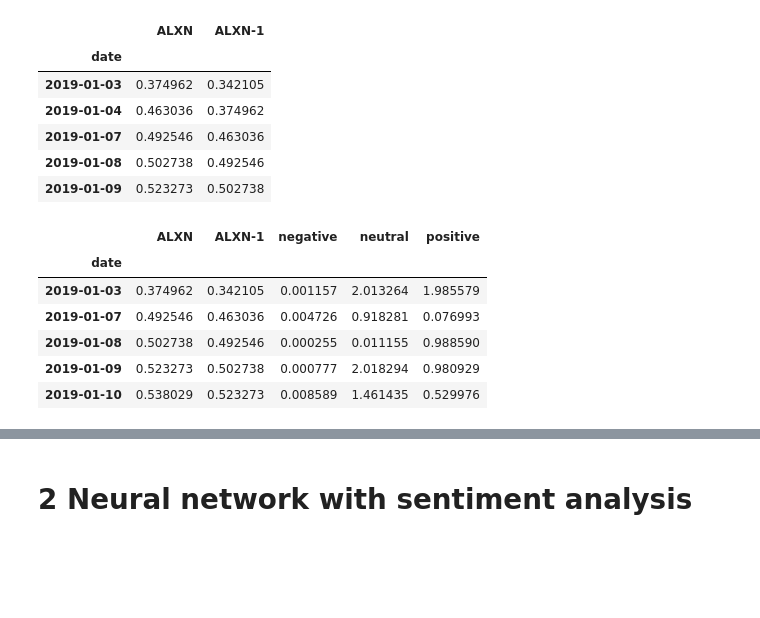
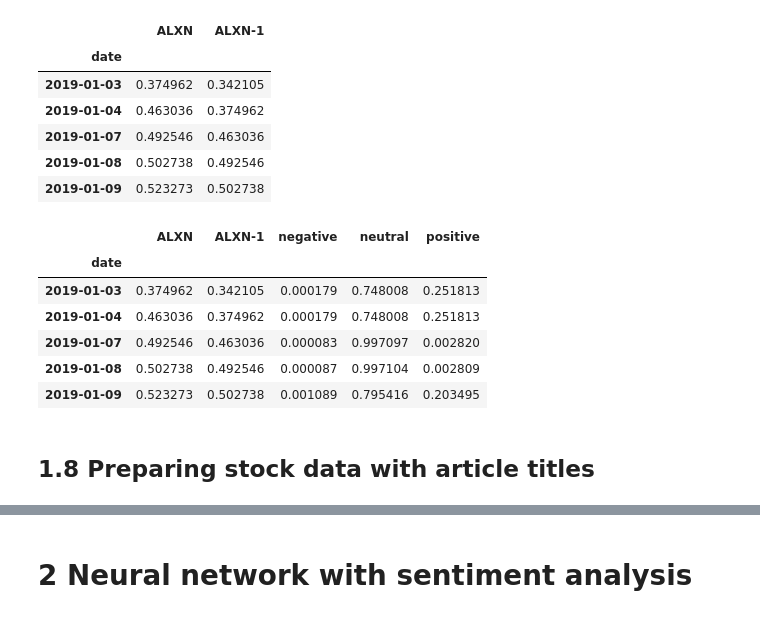
Before and after one commit to AnnaBujniewicz/semester_project, a Jupyter notebook: ml_models_for_stock_data_and_titles.ipynb, the cells around one changed output, grey strips where cells are left out. Cells and saved outputs as stored; diff of their text form; code cells hidden in the pictures; blank space fills up the shorter version.

```diff
--- a/ml_models_for_stock_data_and_titles.ipynb
+++ b/ml_models_for_stock_data_and_titles.ipynb
@@ -535,7 +534,5 @@ alxn_sent.describe()
-# %%
-alxn_sent = alxn_sent.groupby(["date"]).sum()
 # %%
-alxn_sent = alxn_sent.groupby(["date"]).sum()
+alxn_sent = alxn_sent.groupby(["date"]).mean()
 alxn_sent.rename(columns = {0:'negative',1:'neutral',2:'positive'}, inplace = True)
 alxn_sent = alxn_sent.loc[:,["negative","neutral","positive"]]
 alxn_sent.head()
@@ -700,16 +669,17 @@ yf_df.head()
 | 2019-01-08 | 0.502738 | 0.492546 |
 | 2019-01-09 | 0.523273 | 0.502738 |
 # %%
-data_with_sent = yf_df.merge(alxn_sent, left_index = True, right_index=True)
+data_with_sent = yf_df.merge(alxn_sent, how = "left", left_index = True, right_index=True)
+data_with_sent.ffill(inplace = True)
 data_with_sent.head()
 # %% [output]
 |  | ALXN | ALXN-1 | negative | neutral | positive |
 | date |  |  |  |  |  |
-| 2019-01-03 | 0.374962 | 0.342105 | 0.001157 | 2.013264 | 1.985579 |
-| 2019-01-07 | 0.492546 | 0.463036 | 0.004726 | 0.918281 | 0.076993 |
-| 2019-01-08 | 0.502738 | 0.492546 | 0.000255 | 0.011155 | 0.988590 |
-| 2019-01-09 | 0.523273 | 0.502738 | 0.000777 | 2.018294 | 0.980929 |
-| 2019-01-10 | 0.538029 | 0.523273 | 0.008589 | 1.461435 | 0.529976 |
+| 2019-01-03 | 0.374962 | 0.342105 | 0.000179 | 0.748008 | 0.251813 |
+| 2019-01-04 | 0.463036 | 0.374962 | 0.000179 | 0.748008 | 0.251813 |
+| 2019-01-07 | 0.492546 | 0.463036 | 0.000083 | 0.997097 | 0.002820 |
+| 2019-01-08 | 0.502738 | 0.492546 | 0.000087 | 0.997104 | 0.002809 |
+| 2019-01-09 | 0.523273 | 0.502738 | 0.001089 | 0.795416 | 0.203495 |
 # %%
 X_train_sent = data_with_sent.iloc[:,1:][:int(len(data_with_sent["ALXN"])*0.8)]
 X_test_sent = data_with_sent.iloc[:,1:][int(len(data_with_sent["ALXN"])*0.8):]
@@ -725,0 +694,2 @@ X_test_sent = np.reshape(X_test_sent, (X_test_sent.shape[0],1,4))
+# %% [markdown]
+## 1.8 Preparing stock data with article titles
```
Also changed, not shown: parts of 44 cells of this notebook.
